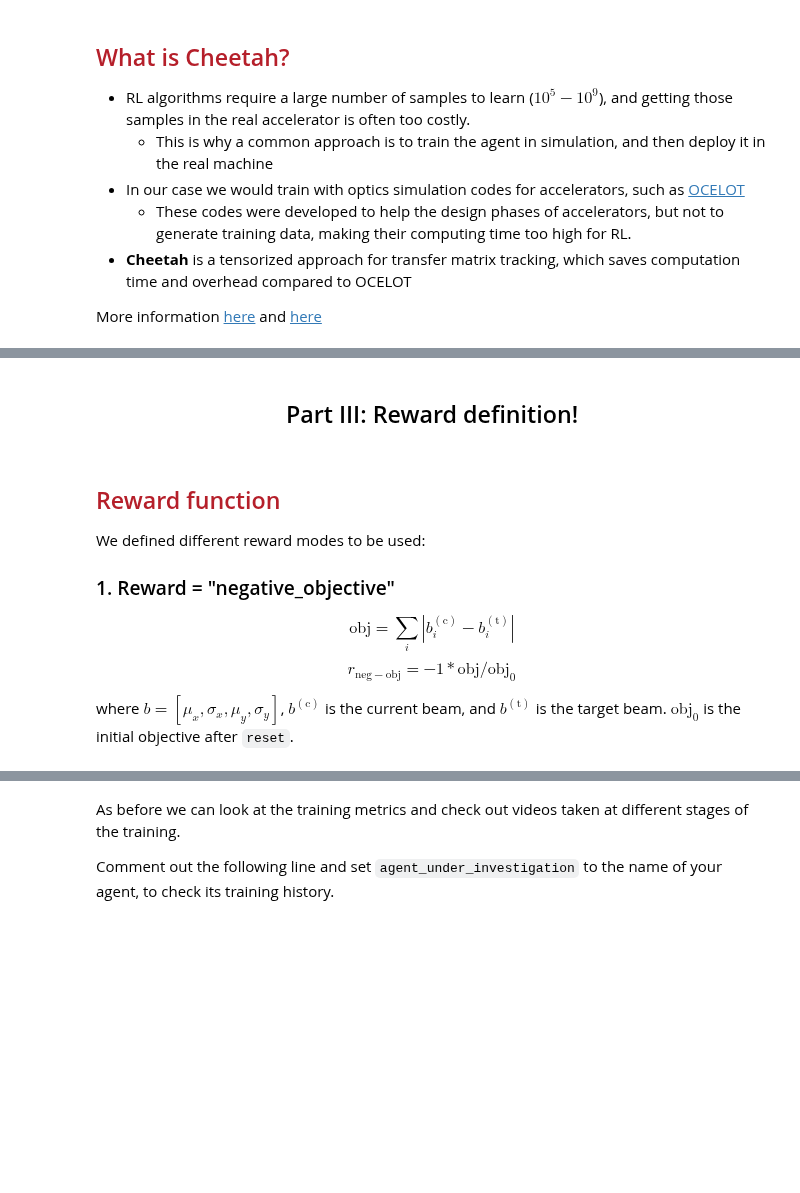
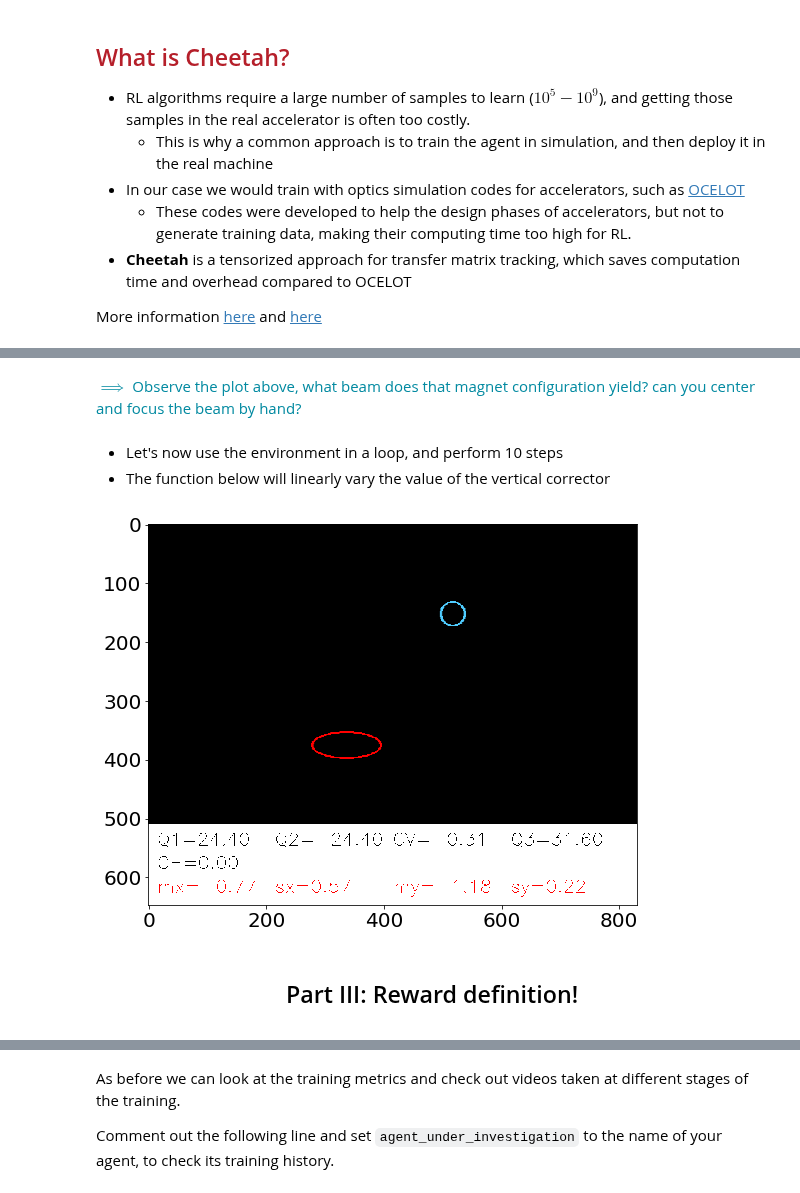
Before and after one commit to ansantam/RL4AA23, a Jupyter notebook: tutorial.ipynb, the cells around one changed output, grey strips where cells are left out. Cells and saved outputs as stored; diff of their text form; code cells hidden in the pictures; blank space fills up the shorter version.

```diff
--- a/tutorial.ipynb
+++ b/tutorial.ipynb
@@ -259,14 +263,30 @@ plt.imshow(env.render(mode="rgb_array"))
+# %% [markdown]
+<p style="color:#038aa1;">$\implies$ Observe the plot above, what beam does that magnet configuration yield? can you center and focus the beam by hand?</p>
+# %% [markdown]
+- Let's now use the environment in a loop, and perform 10 steps
+- The function below will linearly vary the value of the vertical corrector
+# %%
+env.reset()
+steps = 10
+
+
+def change_vertical_corrector(q1, q2, cv, q3, ch, steps, i):
+    action = np.array([q1, q2, cv + 1 / steps * i, q3, ch])
+    return action
+
+
+fig, ax = plt.subplots(1)
+for i in range(steps):
+    action = change_vertical_corrector(0.2, -0.2, -0.5, 0.3, 0, steps, i)
+    env.step(action)
+    img = env.render(mode="rgb_array")
+    ax.imshow(img)
+    display(fig)
+    clear_output(wait=True)
+    sleep(0.5)
+# %% [output]
+[figure, added]
 # %% [markdown]
 <div style="text-align: center; width:100%;">
     <h2>Part III: Reward definition!</h2>
 </div>
-# %% [markdown]
-<h2 style="color: #b51f2a">Reward function</h2>
-
-We defined different reward modes to be used:
-
-### 1. Reward = "negative_objective"
-$$ \mathrm{obj} = \sum_{i}|b_i^\mathrm{(c)} - b_i^\mathrm{(t)}|$$
-$$ r_\mathrm{neg-obj} = -1 * \mathrm{obj} / \mathrm{obj}_0 $$
-
-where $b = [\mu_x,\sigma_x,\mu_y,\sigma_y]$, $b^\mathrm{(c)}$ is the current beam, and $b^\mathrm{(t)}$ is the target beam. $\mathrm{obj}_0$ is the initial objective after `reset`.
```
Also changed, not shown: parts of 65 cells of this notebook, 3 other files.
